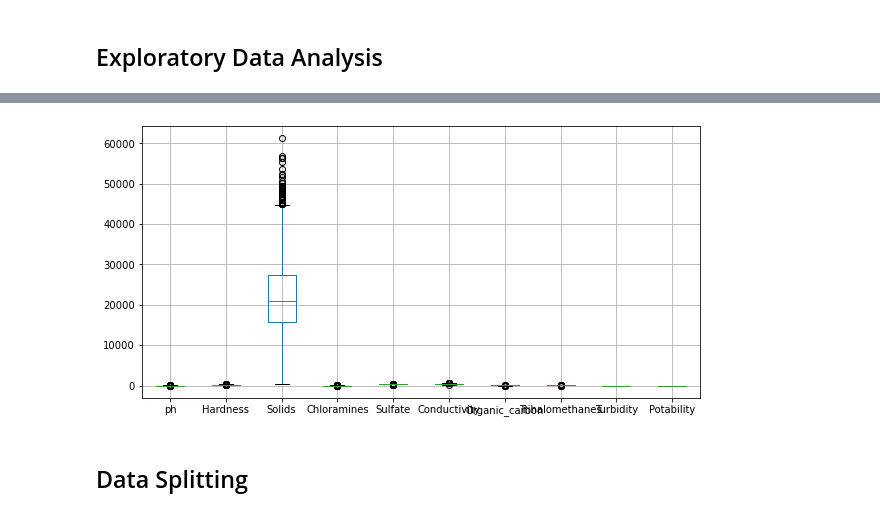
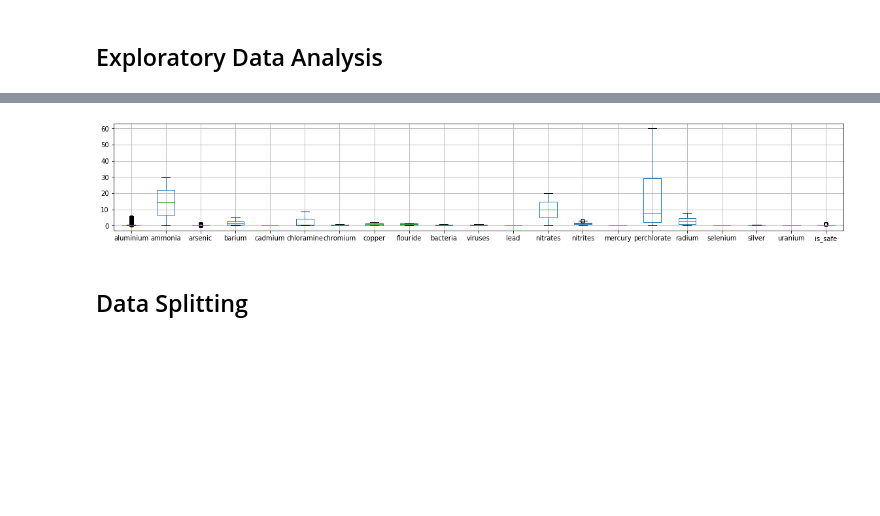
Before and after one commit to SabbirSzl/Water_Potability_prediction_using_MachineLearning, a Jupyter notebook: water_potability_project.ipynb, the cells around one changed output, grey strips where cells are left out. Drawn from its saved outputs; the diff is of its cells as text; code cells hidden in the pictures; blank space fills up the shorter version.

```diff
--- a/water_potability_project.ipynb
+++ b/water_potability_project.ipynb
@@ -13,7 +13,7 @@ import math
 # %%
 # read the dataset
 
-df = pd.read_csv('water_potability.csv')
+df = pd.read_csv('waterquality1.csv')
 print(df.shape)
 df.head()
 # %% [output]
@@ -55,6 +63,7 @@ Potability           0
 dtype: int64
 # %%
-df.fillna(df.mean(), inplace = True)
+#df.fillna(df.mean(), inplace = True)
+#df.dropna(inplace=True)
 # %%
 print(df.shape)
 df.head()
@@ -69,7 +79,7 @@ df.head()
 # %%
 #Converted into int and rounded up.
-for cols in df.columns:
-    df[cols] = df[cols].round(0).astype('int')
+#for cols in df.columns:
+    #df[cols] = df[cols].round(0).astype('int')
 # %%
 df.head()
 # %% [output]
@@ -157,8 +149,8 @@ plt.show()
 # %%
-df.boxplot(figsize = (10,5))
+df.boxplot(figsize = (20,3))
 plt.show()
 # %% [output]
-[figure, old version]
+[figure, new version]
 # %% [markdown]
 ## Data Splitting
 # %%
```
Also changed, not shown: parts of 31 cells of this notebook.
